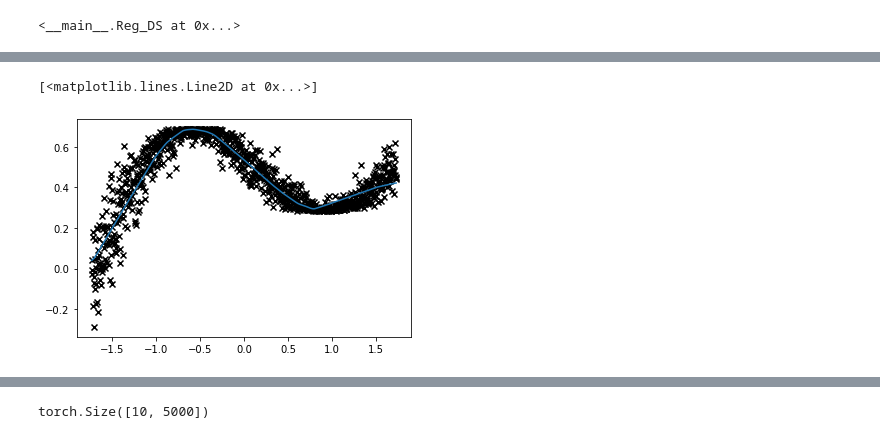
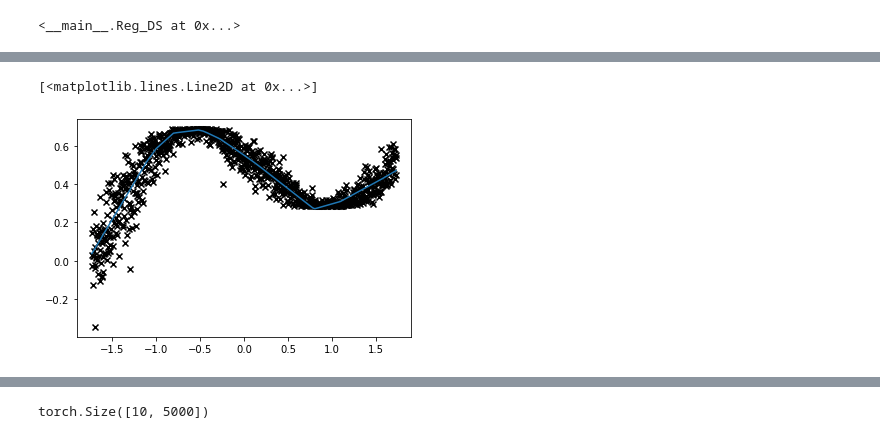
Before and after one commit to pedrofreire/bayes-by-backprop, a Jupyter notebook: Untitled.ipynb, the cells around one changed output, grey strips where cells are left out. Cells and saved outputs as stored; diff of their text form; code cells hidden in the pictures.

```diff
--- a/Untitled.ipynb
+++ b/Untitled.ipynb
@@ -44,7 +44,7 @@ ds=Reg_DS(norm=True)
 train_loader=torch.utils.data.DataLoader(ds,64,shuffle=True)
 num_batches=len(train_loader)
 inp_sz = 1
-hid_sz=100
+hid_sz=20
 out_sz = 1
 linear = nn.Linear
 model = nn.Sequential(*([
@@ -54,7 +54,7 @@ model = nn.Sequential(*([
     nn.ReLU()]+
     [linear(hid_sz, out_sz)])
 )
-opt = torch.optim.SGD(model.parameters(), lr=1e-2,)
+opt = torch.optim.SGD(model.parameters(), lr=1e-1,)
 log=[]
 for epoch in range(100):
     total_loss = 0.0
@@ -102,5 +102,5 @@ loss: 0.07080620131455362
 torch.Size([1000]) torch.Size([1000])
 [<matplotlib.lines.Line2D at 0x...>]
-[figure, old version]
+[figure, new version]
 # %%
 def get_kl_loss(model, num_batches):
```
Also changed, not shown: parts of 7 cells of this notebook, 3 other files.
